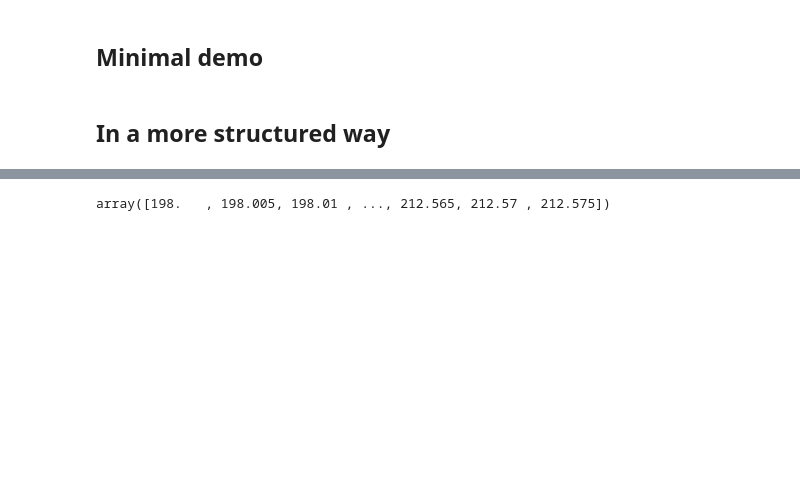
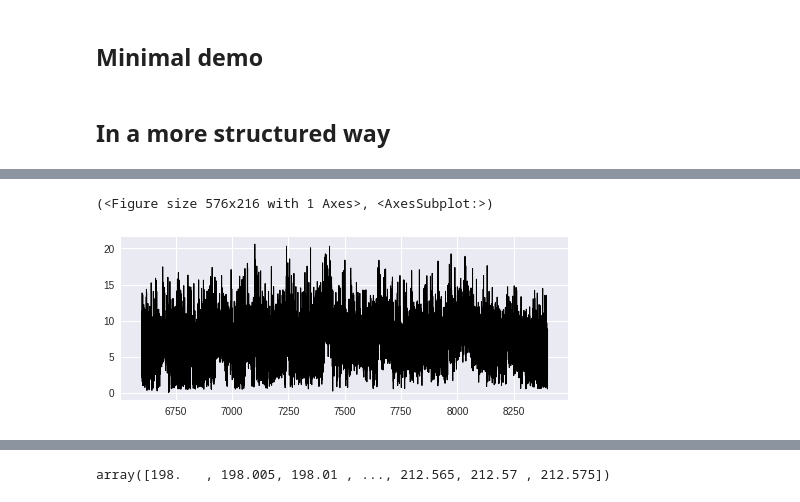
Before and after one commit to yzerlaut/Network_State_Index, a Jupyter notebook: demo/Allen-Neuropixels-dataset.ipynb, the cells around one changed output, grey strips where cells are left out. Cells and saved outputs as stored; diff of their text form; code cells hidden in the pictures; blank space fills up the shorter version.

```diff
--- a/demo/Allen-Neuropixels-dataset.ipynb
+++ b/demo/Allen-Neuropixels-dataset.ipynb
@@ -164,0 +169,5 @@ data = Data(0)
+# %%
+data.plot('pop_act', t0=110*60, duration=30*60)
+# %% [output]
+(<Figure size 576x216 with 1 Axes>, <AxesSubplot:>)
+[figure, added]
```
Also changed, not shown: parts of 8 cells of this notebook, 1 other file.
